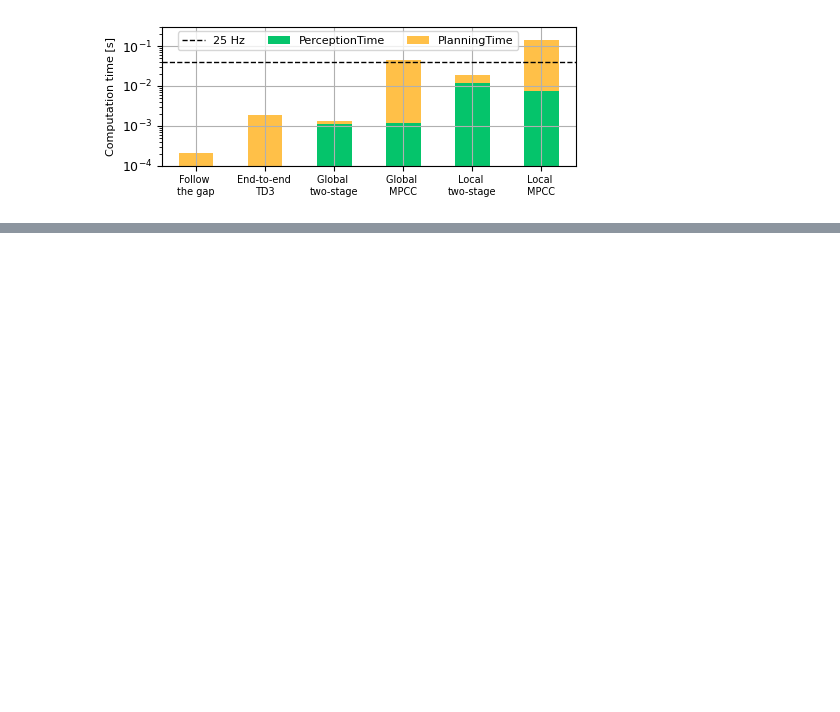
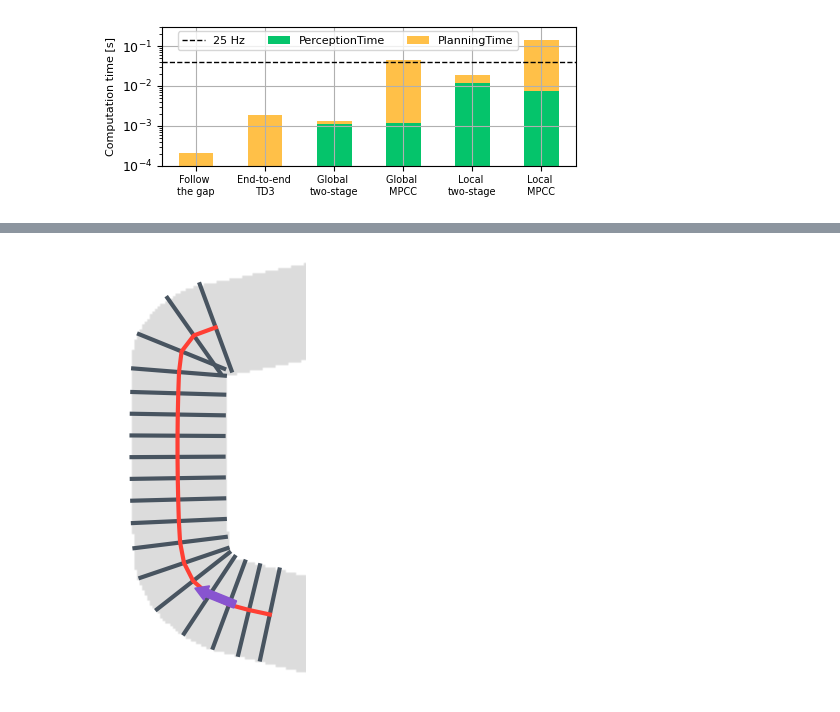
Before and after one commit to BDEvan5/f1tenth_benchmarks, a Jupyter notebook: Notebooks/localmap_article.ipynb, the cells around one changed output, grey strips where cells are left out. Cells and saved outputs as stored; diff of their text form; code cells hidden in the pictures; blank space fills up the shorter version.

```diff
--- a/Notebooks/localmap_article.ipynb
+++ b/Notebooks/localmap_article.ipynb
@@ -736,0 +898,62 @@ Local \nMPCC              0.007668      0.132931
+# %%
+import trajectory_planning_helpers as tph
+
+def reoreintate_pts(pts, position, theta):
+    rotation_mtx = np.array([[np.cos(theta), -np.sin(theta)], [np.sin(theta), np.cos(theta)]])
+    pts = np.matmul(pts, rotation_mtx.T) + position
+
+    return pts
+
+i = 694
+planner_name = "LocalMapPP"
+map_name = "aut"
+test_id = "c1"
+
+root = f"Logs/{planner_name}/"
+localmap_data_path = root + f"RawData_{test_id}/LocalMapData_{test_id}/"
+Logs = np.load(root + f"RawData_{test_id}/SimLog_{map_name}_0.npy")
+local_track = np.load(localmap_data_path + f"local_map_{i}.npy")
+
+el_lengths = np.linalg.norm(np.diff(local_track, axis=0), axis=1)
+psi, kappa = tph.calc_head_curv_num.calc_head_curv_num(local_track, el_lengths, False)
+nvecs = tph.calc_normal_vectors_ahead.calc_normal_vectors_ahead(psi)
+b1 = local_track[:, :2] + nvecs * np.expand_dims(local_track[:, 2], 1)
+b2 = local_track[:, :2] - nvecs * np.expand_dims(local_track[:, 3], 1)
+
+plt.figure(1)
+map_data = MapData(map_name)
+map_data.plot_map_img_light()
+
+position = Logs[i+1, :2]
+orientation = Logs[i+1, 4]
+
+pts = reoreintate_pts(b1, position, orientation)
+xs1, ys1 = map_data.pts2rc(pts)
+pts = reoreintate_pts(b2, position, orientation)
+xs2, ys2 = map_data.pts2rc(pts)
+for z in range(b1.shape[0]):
+    xs = np.array([xs1[z], xs2[z]])
+    ys = np.array([ys1[z], ys2[z]])
+    plt.plot(xs, ys, '-', color=good_grey, linewidth=3)
+
+pts = reoreintate_pts(local_track[:, :2], position, orientation)
+xs, ys = map_data.pts2rc(pts)
+plt.plot(xs, ys, '-', color=red_orange, linewidth=3)
+
+xs, ys = map_data.pts2rc(position[None, :])
+l = 12
+plt.arrow(xs[0], ys[0], np.cos(orientation)*l, np.sin(orientation)*l, color="#8854d0", zorder=10, width=3, head_width=6, head_length=5)
+plt.tight_layout()
+plt.axis('off')
+b = 10
+x_min = min(np.min(xs1), np.min(xs2)) - b
+x_max = max(np.max(xs1), np.max(xs2)) + b
+y_min = min(np.min(ys1), np.min(ys2)) - b
+y_max = max(np.max(ys1), np.max(ys2)) + b
+plt.xlim(x_min, x_max)
+plt.ylim(y_min, y_max)
+
+plt.savefig(f"{save_path}LocalmapSmooth_{i}_{map_name}.pdf", bbox_inches="tight", pad_inches=0.05)
+plt.savefig(f"{save_path}LocalmapSmooth_{i}_{map_name}.svg", bbox_inches="tight", pad_inches=0.05)
+# %% [output]
+[figure, added]
```
Also changed, not shown: parts of 11 cells of this notebook, 13 other files.
